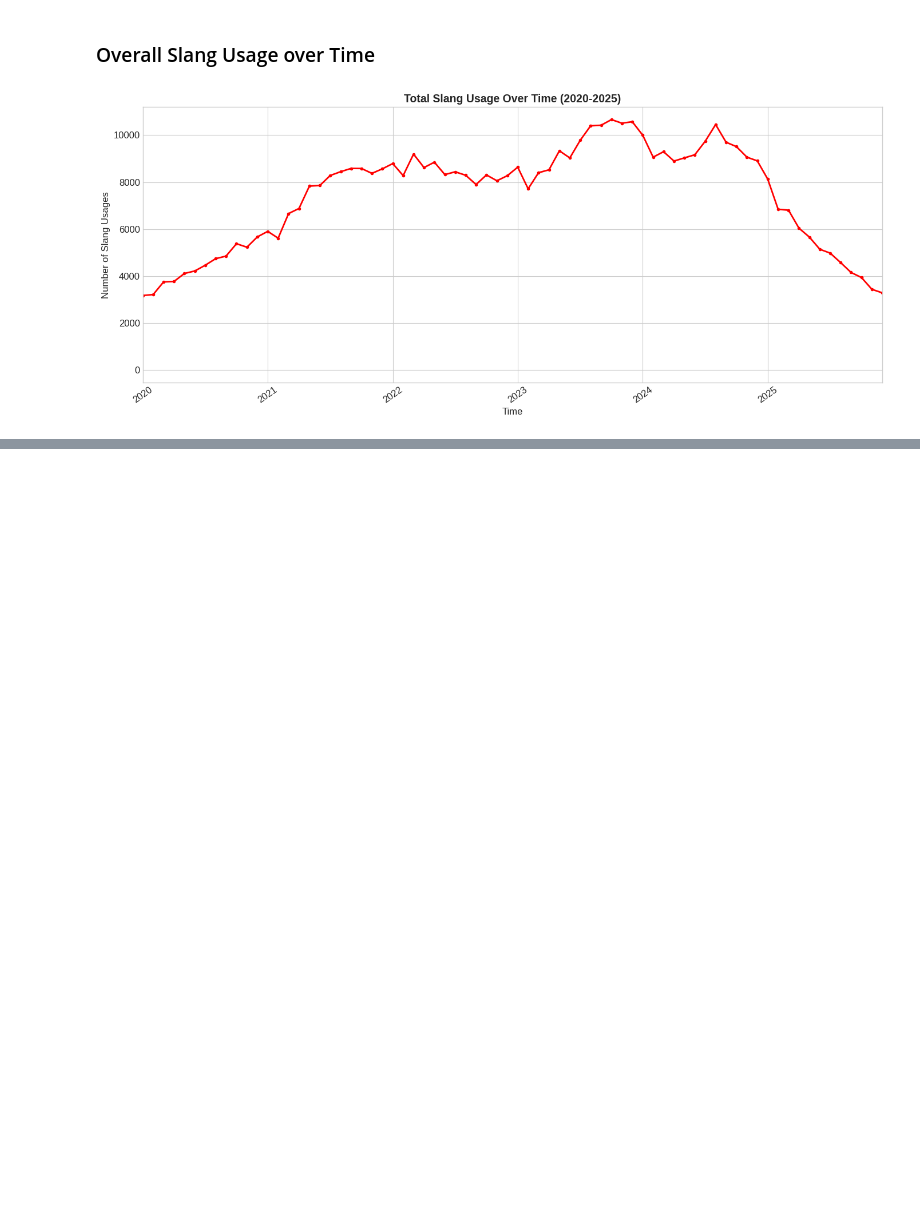
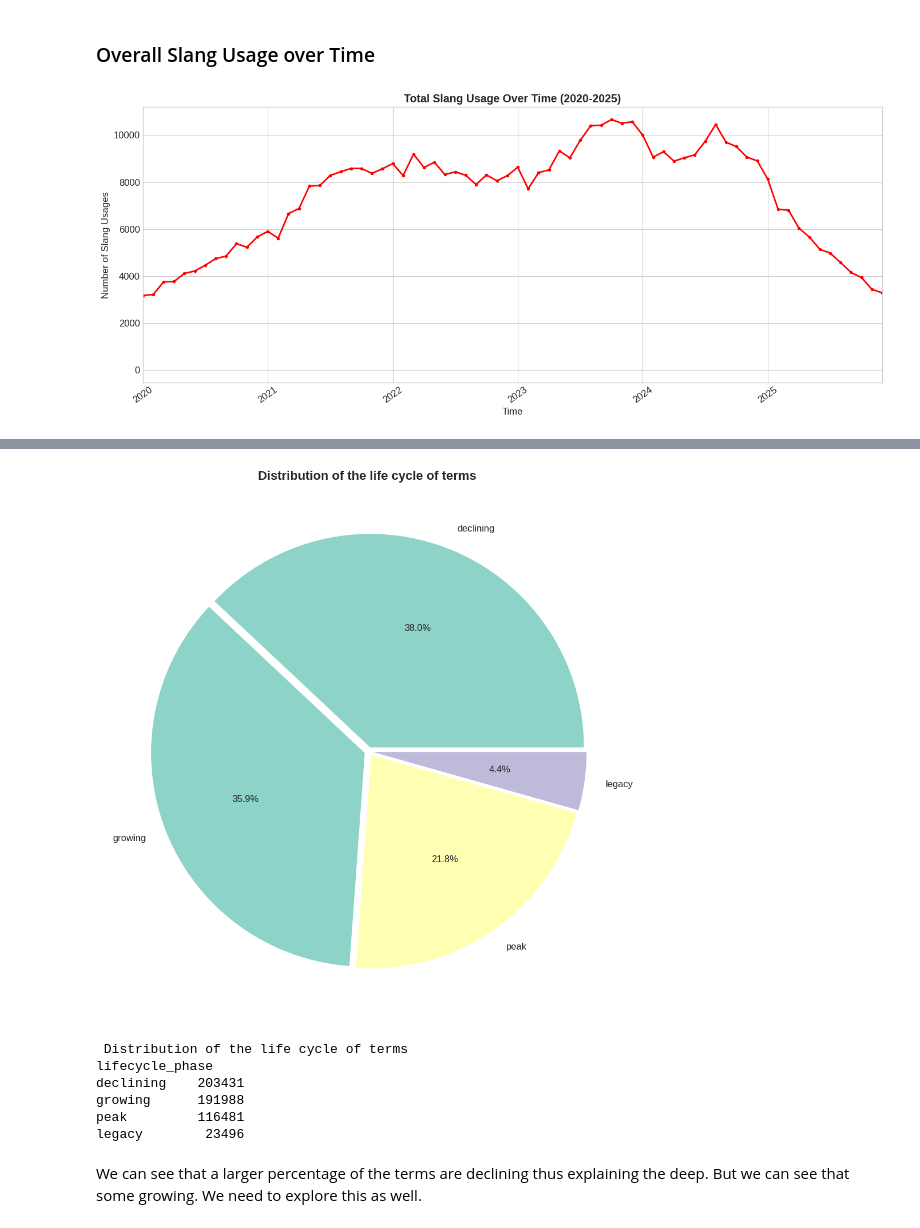
Before and after one commit to JKariithi/genzSlang, a Jupyter notebook: analysis.ipynb, the cells around one changed output, grey strips where cells are left out. Drawn from its saved outputs; the diff is of its cells as text; code cells hidden in the pictures; blank space fills up the shorter version.

Commit message:
Life cycle distibution of the slang terms

```diff
--- a/analysis.ipynb
+++ b/analysis.ipynb
@@ -219,0 +241,47 @@ plt.show()
+# %%
+# Life cycle analysis
+life_cycle = df['lifecycle_phase'].value_counts()
+
+
+# Setting the figure size for the plot
+fig, ax = plt.subplots(figsize=(10,10))
+
+# Colors for the wedges (Qualitative colormaps)
+colors = plt.cm.Set3(np.linspace(0,1, len(category_counts)))
+
+# Creating the pie chart
+
+# defining sizes and names
+data = life_cycle.values
+names = life_cycle.index
+
+# spacing between each slice
+spacing = [0.02] * len(life_cycle) # creates a list of the spacing
+
+# Shows the percentage of each slice
+percentage_format = '%1.1f%%'
+
+# Putting it all together to form the pie chart
+wedges, texts, autotext = ax.pie(
+    data,
+    labels=names,
+    autopct=percentage_format,
+    colors=colors,
+    explode=spacing
+)
+ax.set_title('Distribution of the life cycle of terms ', fontsize=16, fontweight='bold')
+plt.tight_layout() # adjust the padding so nothing is cut out
+plt.show()
+
+print("\n Distribution of the life cycle of terms")
+print(life_cycle.to_string()) # prints out the category counts in string format
+# %% [output]
+[figure, added]
+ Distribution of the life cycle of terms
+lifecycle_phase
+declining    203431
+growing      191988
+peak         116481
+legacy        23496
+# %% [markdown]
+We can see that a larger percentage of the terms are declining thus explaining the deep. But we can see that some growing. We need to explore this as well.
```
Also changed, not shown: parts of 2 cells of this notebook, 1 other file.
